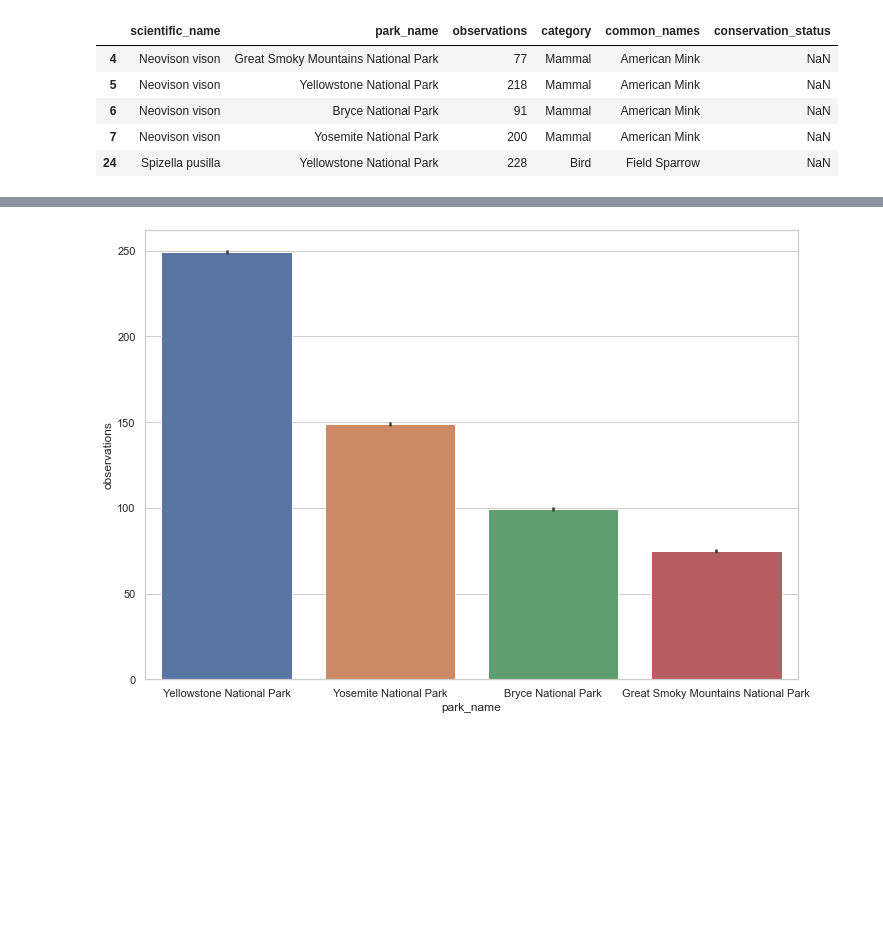
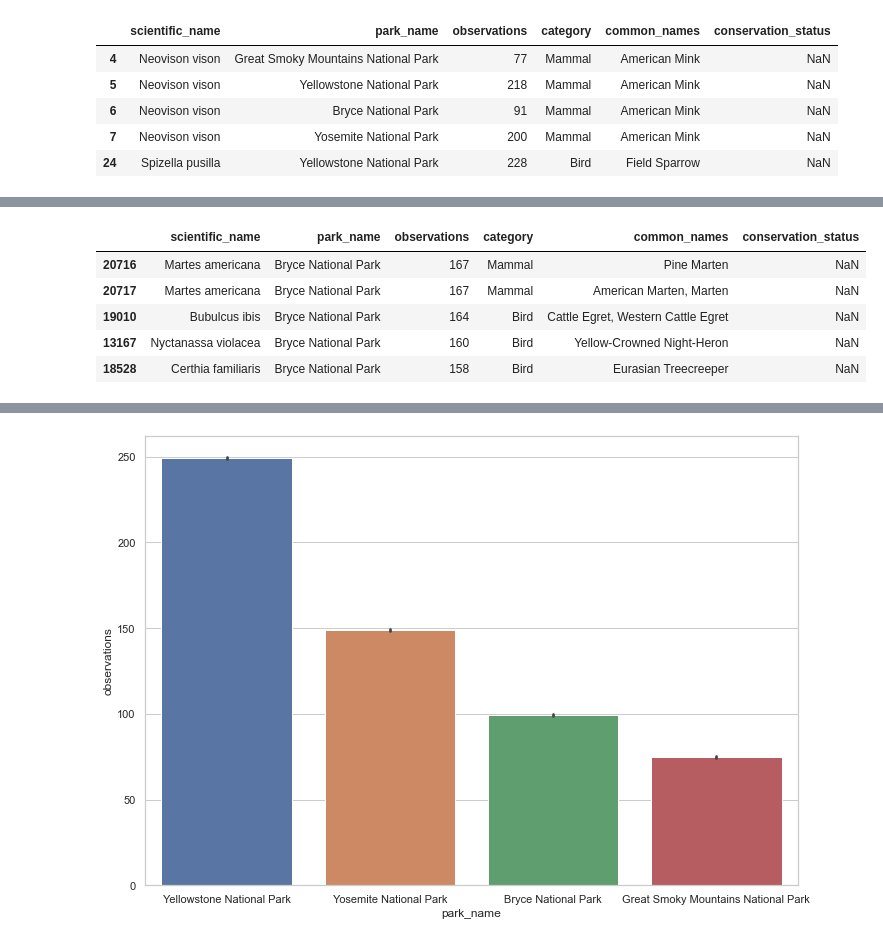
Before and after one commit to stormborn333/Biodiversity_in_National_Parks, a Jupyter notebook: biodiversity.ipynb, the cells around one changed output, grey strips where cells are left out. Drawn from its saved outputs; the diff is of its cells as text; code cells hidden in the pictures; blank space fills up the shorter version.

```diff
--- a/biodiversity.ipynb
+++ b/biodiversity.ipynb
@@ -117,0 +144,10 @@ df_animals.head()
+# %%
+df_animals_bryce = df_animals[df_animals.park_name == 'Bryce National Park'].sort_values(by='observations', ascending = False)
+df_animals_bryce.head()
+# %% [output]
+|  | scientific_name | park_name | observations | category | common_names | conservation_status |
+| 20716 | Martes americana | Bryce National Park | 167 | Mammal | Pine Marten | NaN |
+| 20717 | Martes americana | Bryce National Park | 167 | Mammal | American Marten, Marten | NaN |
+| 19010 | Bubulcus ibis | Bryce National Park | 164 | Bird | Cattle Egret, Western Cattle Egret | NaN |
+| 13167 | Nyctanassa violacea | Bryce National Park | 160 | Bird | Yellow-Crowned Night-Heron | NaN |
+| 18528 | Certhia familiaris | Bryce National Park | 158 | Bird | Eurasian Treecreeper | NaN |
```
Also changed, not shown: parts of 9 cells of this notebook.
